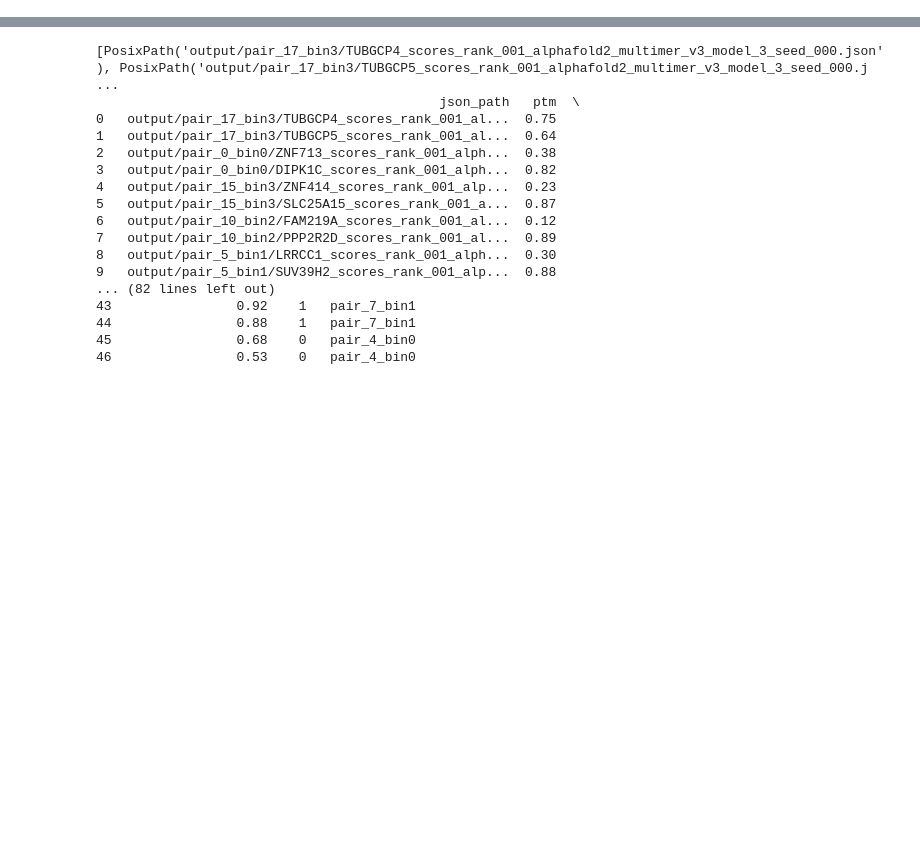
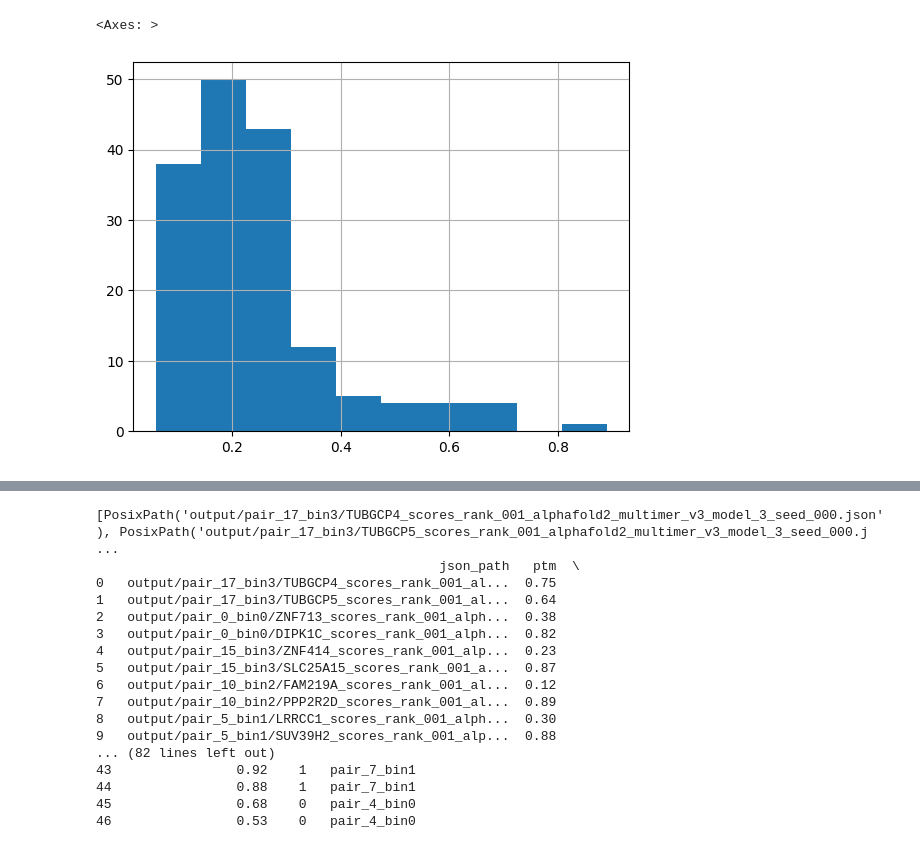
Before and after one commit to briannaflynn/gene_embedding_analysis, a Jupyter notebook: AF_results_processing.ipynb, the cells around one changed output, grey strips where cells are left out. Saved outputs shown, nothing was run; the diff lists cells and outputs as text; code cells hidden in the pictures; blank space fills up the shorter version.

```diff
--- a/AF_results_processing.ipynb
+++ b/AF_results_processing.ipynb
@@ -139,0 +276,5 @@ print(df)
+# %%
+df1['iptm'].hist(bins=10)
+# %% [output]
+<Axes: >
+[figure, added]
```
Also changed, not shown: parts of 19 cells of this notebook, 17 other files.
